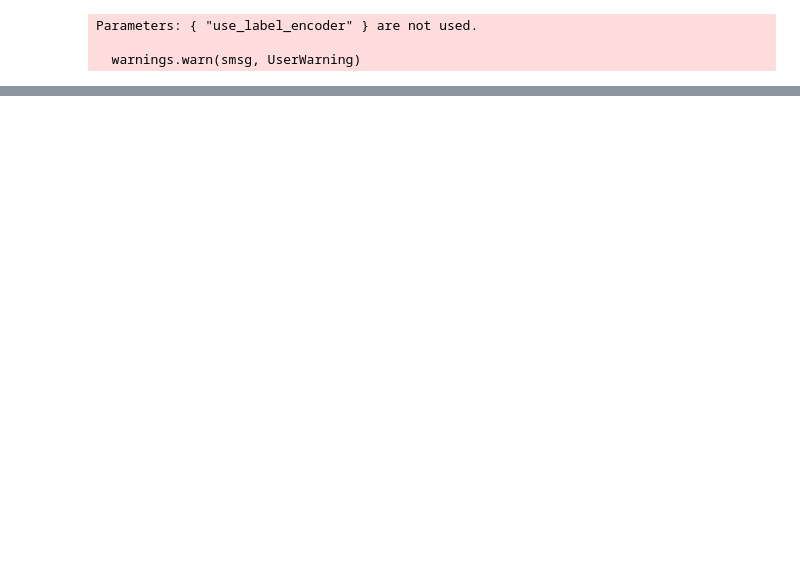
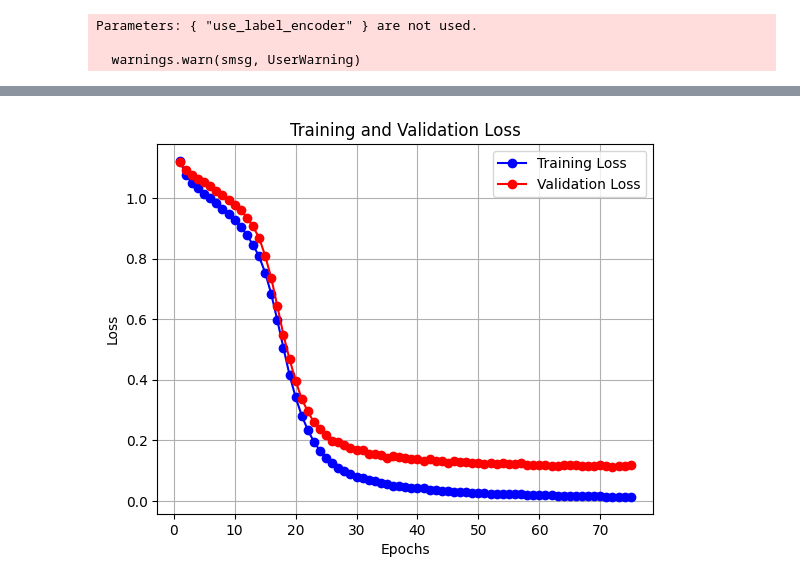
Before and after one commit to O-keita/LearnSight, a Jupyter notebook: notebook.ipynb, the cells around one changed output, grey strips where cells are left out. Cells and saved outputs as stored; diff of their text form; code cells hidden in the pictures; blank space fills up the shorter version.

```diff
--- a/notebook.ipynb
+++ b/notebook.ipynb
@@ -368,2 +219,0 @@ Model: "sequential_25"
-# %%
-model3.fit(X_train_scaled, y_train, epochs=150, validation_data=(X_val_scaled, y_valid), verbose=1)
@@ -401,0 +320,3 @@ Recall: 0.9233
+# %%
+y_train_cat = to_categorical(y_train, num_classes=3).astype('float32')
+y_val_cat = to_categorical(y_valid, num_classes=3).astype('float32')
@@ -401,0 +325,21 @@ Recall: 0.9233
+# %%
+def loss_curve_plot(loss, val_loss):
+    epochs = range(1, len(loss) + 1)
+    plt.plot(epochs, loss, 'bo-', label='Training Loss')
+    plt.plot(epochs, val_loss, 'ro-', label='Validation Loss')
+    plt.title('Training and Validation Loss')
+    plt.xlabel('Epochs')
+    plt.ylabel('Loss')
+    plt.legend()
+    plt.grid(True)
+    plt.show()
+# %%
+# Train the baseline model
+model_1, train_loss, val_loss = define_model(
+    model_type='baseline',
+    input_dim=X_train_scaled.shape[1],
+    X_train=X_train_scaled,
+    y_train=y_train_cat,
+    X_val=X_val_scaled,
+    y_val=y_val_cat
+)
@@ -401,0 +380,4 @@ Recall: 0.9233
+# %%
+loss_curve_plot(train_loss, val_loss)
+# %% [output]
+[figure, added]
```
Also changed, not shown: parts of 37 cells of this notebook.
